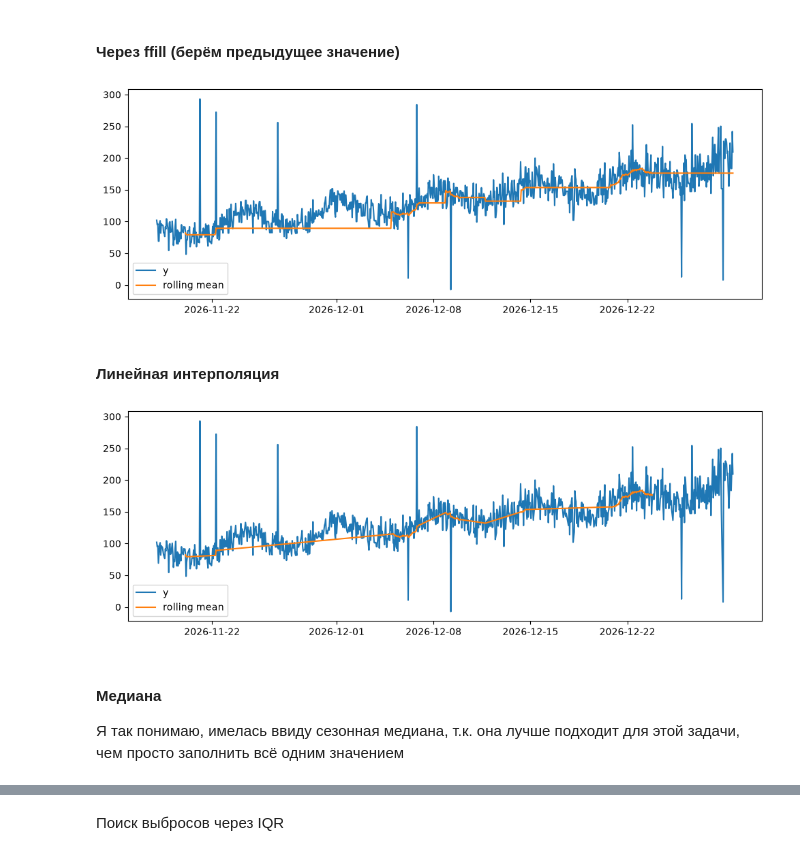
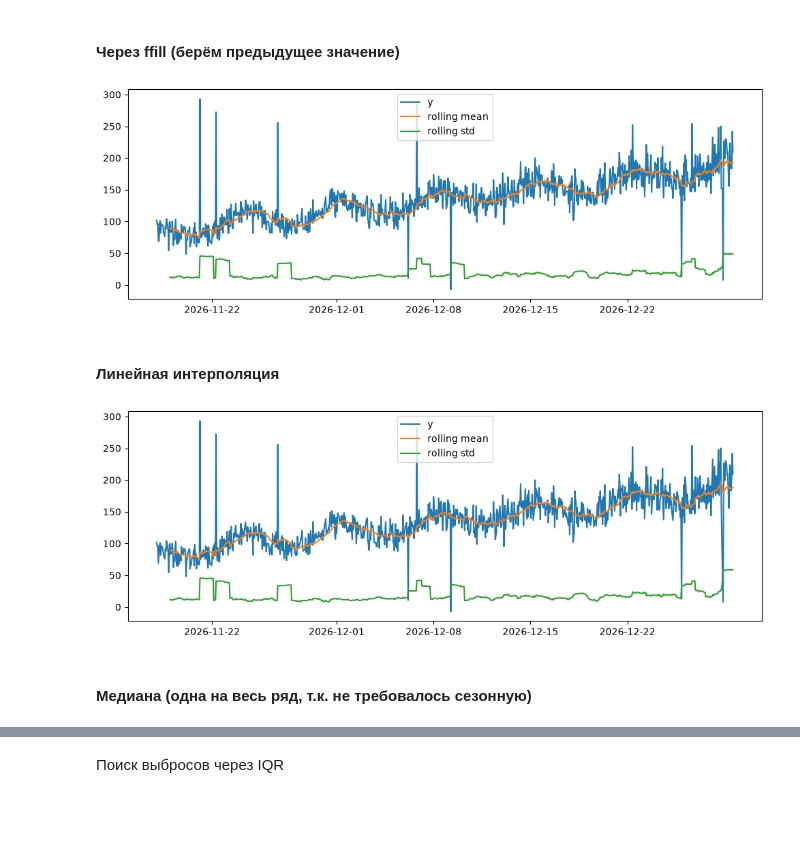
Before and after one commit to Rodeffs/Master1_Programming, a Jupyter notebook: Time_Series/01_lab/01_lab.ipynb, the cells around one changed output, grey strips where cells are left out. Drawn from its saved outputs; the diff is of its cells as text; code cells hidden in the pictures; blank space fills up the shorter version.

```diff
--- a/Time_Series/01_lab/01_lab.ipynb
+++ b/Time_Series/01_lab/01_lab.ipynb
@@ -31,5 +42,5 @@ df.head()
 # %%
-df = df.sort_values("timestamp").drop_duplicates("timestamp").set_index("timestamp")
+df = adjust_df(df)
 df.head()
 # %% [output]
 |  | value |
@@ -57,3 +53,9 @@ df.head()
+# %%
+df_orig = df.copy()  # для других DataFrame
 # %% [markdown]
 ### Скользящее среднее и скользящее стандартное отклонение
+# %%
+def set_rolling(df):
+    df["rolling_mean"] = df["value"].rolling(24).mean()
+    df["rolling_std"] = df["value"].rolling(24).std()
 # %%
@@ -73,8 +74,9 @@ df.head()
 # %%
-def plot_with_mean(df):
+def plot_with_rolling(df):
     plt.figure(figsize=(12, 4))
     plt.plot(df.index, df["value"], label="y")
     plt.plot(df.index, df["rolling_mean"], label="rolling mean")
+    plt.plot(df.index, df["rolling_std"], label="rolling std")
     plt.legend()
     plt.show()
 # %%
@@ -185,18 +178,18 @@ print((~df_gaps).cumsum()[df_gaps].value_counts().max())
 # %% [markdown]
 #### Через ffill (берём предыдущее значение)
 # %%
-df_ffill = df.ffill()
-plot_with_mean(df_ffill)
+df_ffill = df_orig.ffill()
+set_rolling(df_ffill)
+plot_with_rolling(df_ffill)
 # %% [output]
-[figure, old version]
+[figure, new version]
 # %% [markdown]
 #### Линейная интерполяция
 # %%
-df_lin = df.interpolate(method="linear", limit_area="inside")  # хотя в качестве метода лучше "time"
-plot_with_mean(df_lin)
+df_lin = df_orig.interpolate(method="linear")  # хотя в качестве метода лучше "time"
+set_rolling(df_lin)
+plot_with_rolling(df_lin)
 # %% [output]
-[figure, old version]
+[figure, new version]
 # %% [markdown]
-#### Медиана
-
-Я так понимаю, имелась ввиду сезонная медиана, т.к. она лучше подходит для этой задачи, чем просто заполнить всё одним значением
+#### Медиана (одна на весь ряд, т.к. не требовалось сезонную)
```
Also changed, not shown: parts of 17 cells of this notebook.
